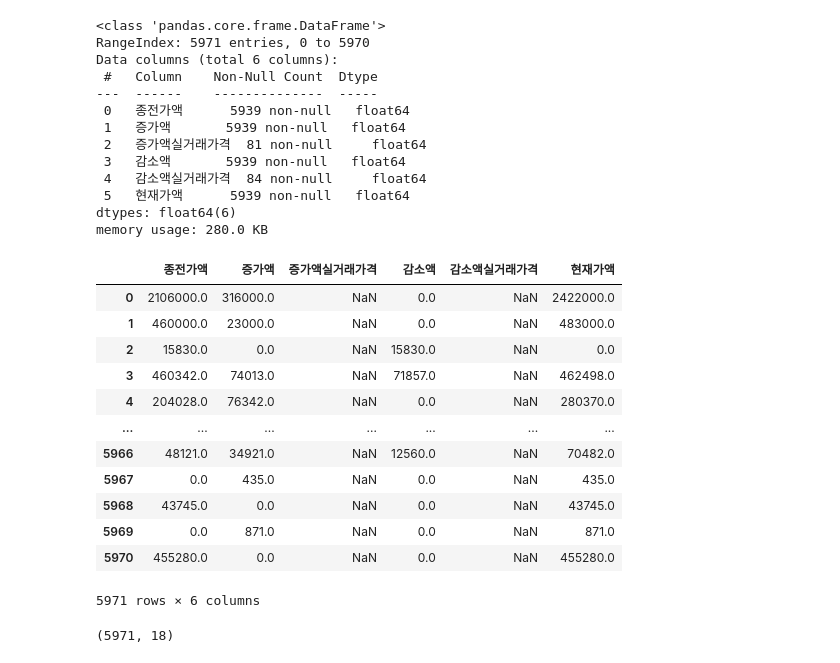
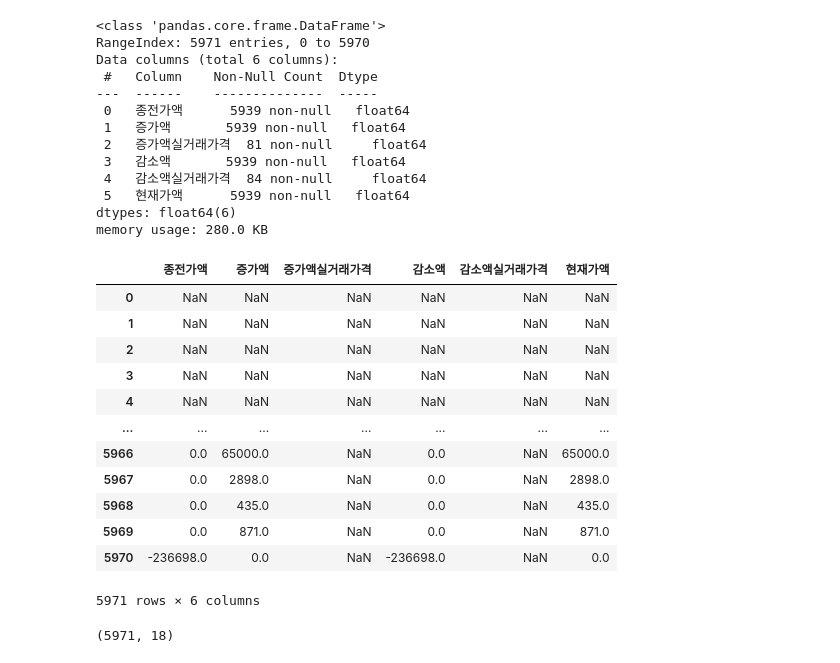
Before and after one commit to wordnbeing/sessac_visualproject, a Jupyter notebook: ss_prj_01.ipynb, the cells around one changed output. Drawn from its saved outputs; the diff is of its cells as text; code cells hidden in the pictures.

```diff
--- a/ss_prj_01.ipynb
+++ b/ss_prj_01.ipynb
@@ -9,3 +38,4 @@ import numpy as np
 # %%
- t1 = pd.read_excel("202303_001.xlsx")
+asset_detail = pd.read_excel("202303_001.xlsx", sheet_name='상세재산')
+asset_total = pd.read_excel("202303_001.xlsx", sheet_name='총계_명단')
 # %%
@@ -66,8 +141,8 @@ t1[['종전가액','증가액','증가액실거래가격','감소액','감소액
 # %%
-t1['종전가액'] = pd.to_numeric(t1['종전가액'], errors='coerce')
-t1['증가액'] = pd.to_numeric(t1['증가액'], errors='coerce')
-t1['증가액실거래가격'] = pd.to_numeric(t1['증가액실거래가격'], errors='coerce')
-t1['감소액'] = pd.to_numeric(t1['감소액'], errors='coerce')
-t1['감소액실거래가격'] = pd.to_numeric(t1['감소액실거래가격'], errors='coerce')
-t1['현재가액'] = pd.to_numeric(t1['현재가액'], errors='coerce')
+asset_detail['종전가액'] = pd.to_numeric(asset_detail['종전가액'], errors='coerce')
+asset_detail['증가액'] = pd.to_numeric(asset_detail['증가액'], errors='coerce')
+asset_detail['증가액실거래가격'] = pd.to_numeric(asset_detail['증가액실거래가격'], errors='coerce')
+asset_detail['감소액'] = pd.to_numeric(asset_detail['감소액'], errors='coerce')
+asset_detail['감소액실거래가격'] = pd.to_numeric(asset_detail['감소액실거래가격'], errors='coerce')
+asset_detail['현재가액'] = pd.to_numeric(asset_detail['현재가액'], errors='coerce')
 # %%
@@ -87,19 +162,19 @@ Data columns (total 6 columns):
 dtypes: float64(6)
 memory usage: 280.0 KB
 # %%
-t1[['종전가액','증가액','증가액실거래가격','감소액','감소액실거래가격','현재가액']]
+asset_detail[['종전가액','증가액','증가액실거래가격','감소액','감소액실거래가격','현재가액']]
 # %% [output]
 |  | 종전가액 | 증가액 | 증가액실거래가격 | 감소액 | 감소액실거래가격 | 현재가액 |
-| 0 | 2106000.0 | 316000.0 | NaN | 0.0 | NaN | 2422000.0 |
-| 1 | 460000.0 | 23000.0 | NaN | 0.0 | NaN | 483000.0 |
-| 2 | 15830.0 | 0.0 | NaN | 15830.0 | NaN | 0.0 |
-| 3 | 460342.0 | 74013.0 | NaN | 71857.0 | NaN | 462498.0 |
-| 4 | 204028.0 | 76342.0 | NaN | 0.0 | NaN | 280370.0 |
+| 0 | NaN | NaN | NaN | NaN | NaN | NaN |
+| 1 | NaN | NaN | NaN | NaN | NaN | NaN |
+| 2 | NaN | NaN | NaN | NaN | NaN | NaN |
+| 3 | NaN | NaN | NaN | NaN | NaN | NaN |
+| 4 | NaN | NaN | NaN | NaN | NaN | NaN |
 | ... | ... | ... | ... | ... | ... | ... |
-| 5966 | 48121.0 | 34921.0 | NaN | 12560.0 | NaN | 70482.0 |
-| 5967 | 0.0 | 435.0 | NaN | 0.0 | NaN | 435.0 |
-| 5968 | 43745.0 | 0.0 | NaN | 0.0 | NaN | 43745.0 |
+| 5966 | 0.0 | 65000.0 | NaN | 0.0 | NaN | 65000.0 |
+| 5967 | 0.0 | 2898.0 | NaN | 0.0 | NaN | 2898.0 |
+| 5968 | 0.0 | 435.0 | NaN | 0.0 | NaN | 435.0 |
 | 5969 | 0.0 | 871.0 | NaN | 0.0 | NaN | 871.0 |
-| 5970 | 455280.0 | 0.0 | NaN | 0.0 | NaN | 455280.0 |
+| 5970 | -236698.0 | 0.0 | NaN | -236698.0 | NaN | 0.0 |
 5971 rows × 6 columns
 # %%
```
Also changed, not shown: parts of 58 cells of this notebook, 3 other files.
